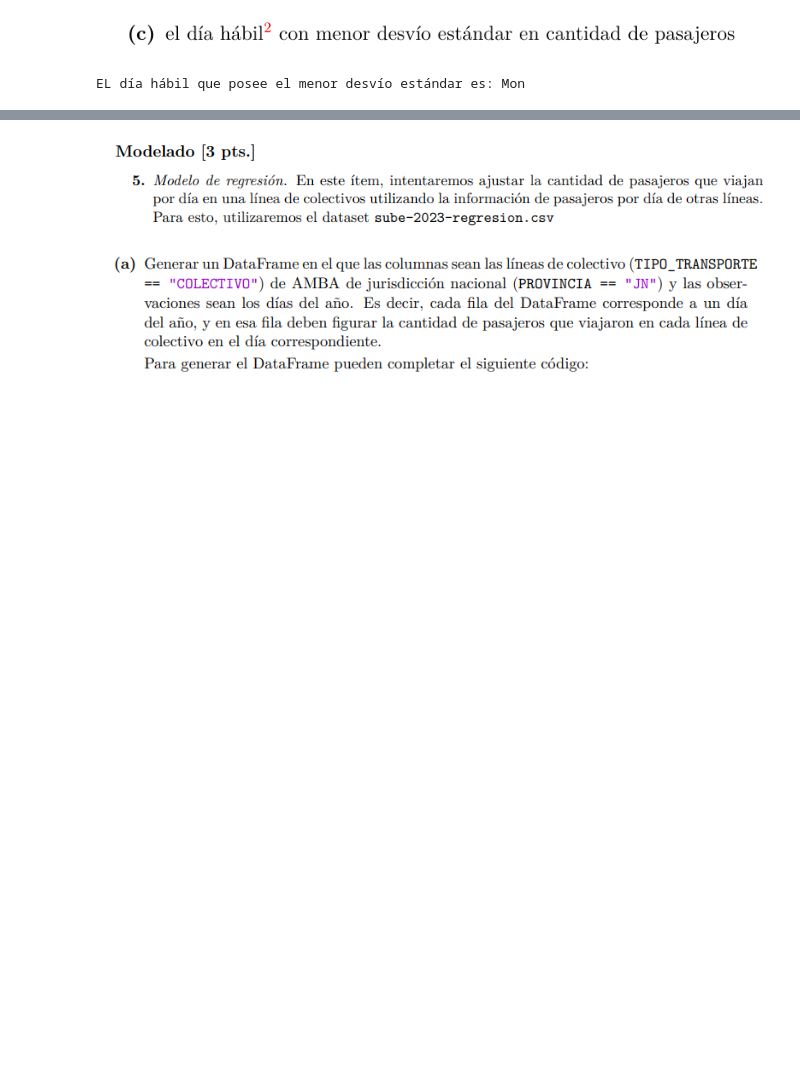
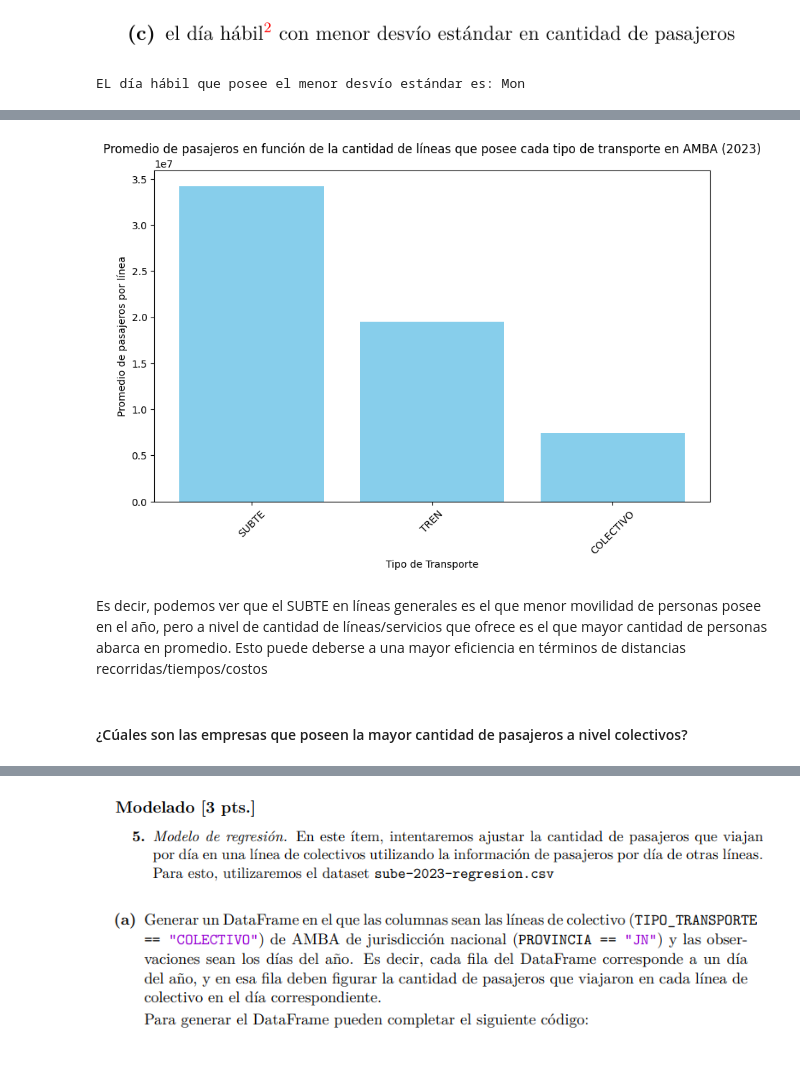
Before and after one commit to corrideluca/sube-2023, a Jupyter notebook: tp.ipynb, the cells around one changed output, grey strips where cells are left out. Drawn from its saved outputs; the diff is of its cells as text; code cells hidden in the pictures; blank space fills up the shorter version.

```diff
--- a/tp.ipynb
+++ b/tp.ipynb
@@ -318,0 +260,22 @@ print(municipios_pasajeros)
+# %%
+# Calculamos el promedio de pasajeros en función de la cantidad de líneas que tiene cada tipo de transporte
+pasajeros_por_linea = proporcion_transporte.merge(lineas_por_transporte_amba, on='tipo_transporte')
+pasajeros_por_linea['pasajeros_por_linea'] = pasajeros_por_linea['pasajeros'] / pasajeros_por_linea['cantidad']
+pasajeros_por_linea
+
+# Ordenamos por la cantidad de pasajeros por línea
+pasajeros_por_linea = pasajeros_por_linea.sort_values(by='pasajeros_por_linea', ascending=False)
+
+plt.figure(figsize=(10, 6))
+plt.bar(pasajeros_por_linea['tipo_transporte'], pasajeros_por_linea['pasajeros_por_linea'], color='skyblue')
+plt.xlabel('Tipo de Transporte')
+plt.ylabel('Promedio de pasajeros por línea')
+plt.title('Promedio de pasajeros en función de la cantidad de líneas que posee cada tipo de transporte en AMBA (2023)')
+plt.xticks(rotation=45)
+plt.show()
+# %% [output]
+[figure, added]
+# %% [markdown]
+Es decir, podemos ver que el SUBTE en líneas generales es el que menor movilidad de personas posee en el año, pero a nivel de cantidad de líneas/servicios que ofrece es el que mayor cantidad de personas abarca en promedio. Esto puede deberse a una mayor eficiencia en términos de distancias recorridas/tiempos/costos
+# %% [markdown]
+#### ¿Cúales son las empresas que poseen la mayor cantidad de pasajeros a nivel colectivos?
```
Also changed, not shown: parts of 52 cells of this notebook.
